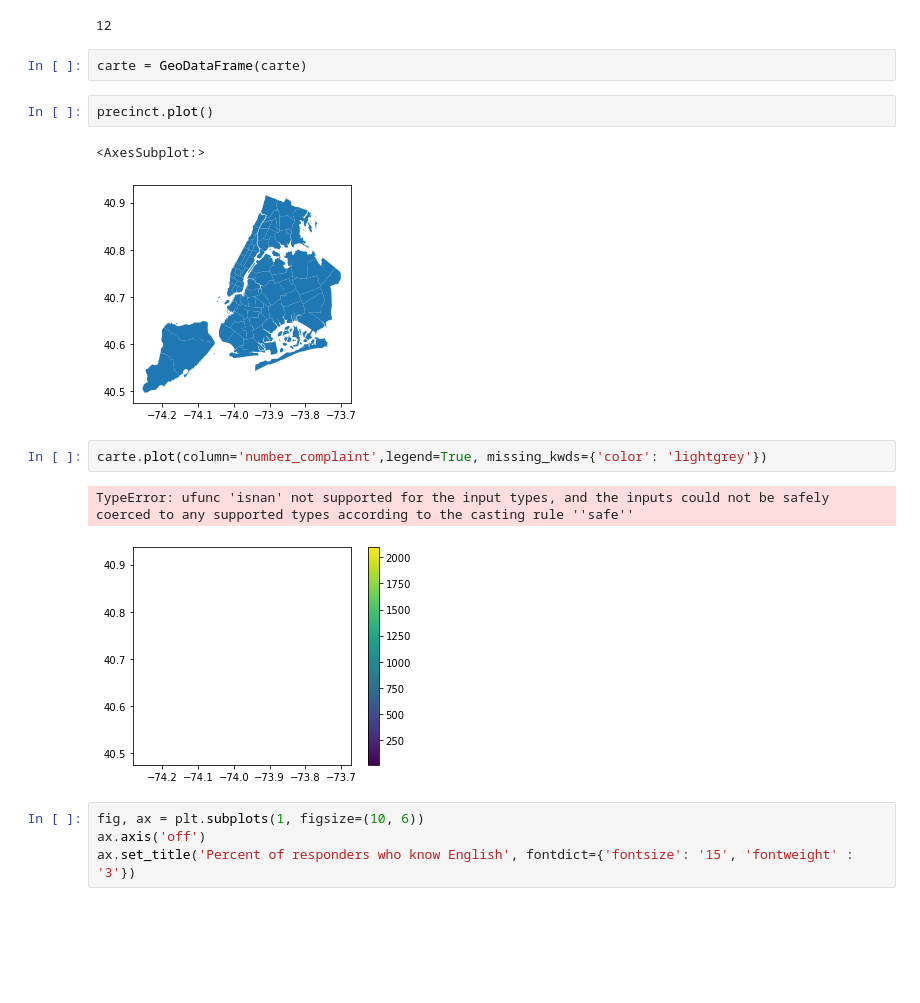
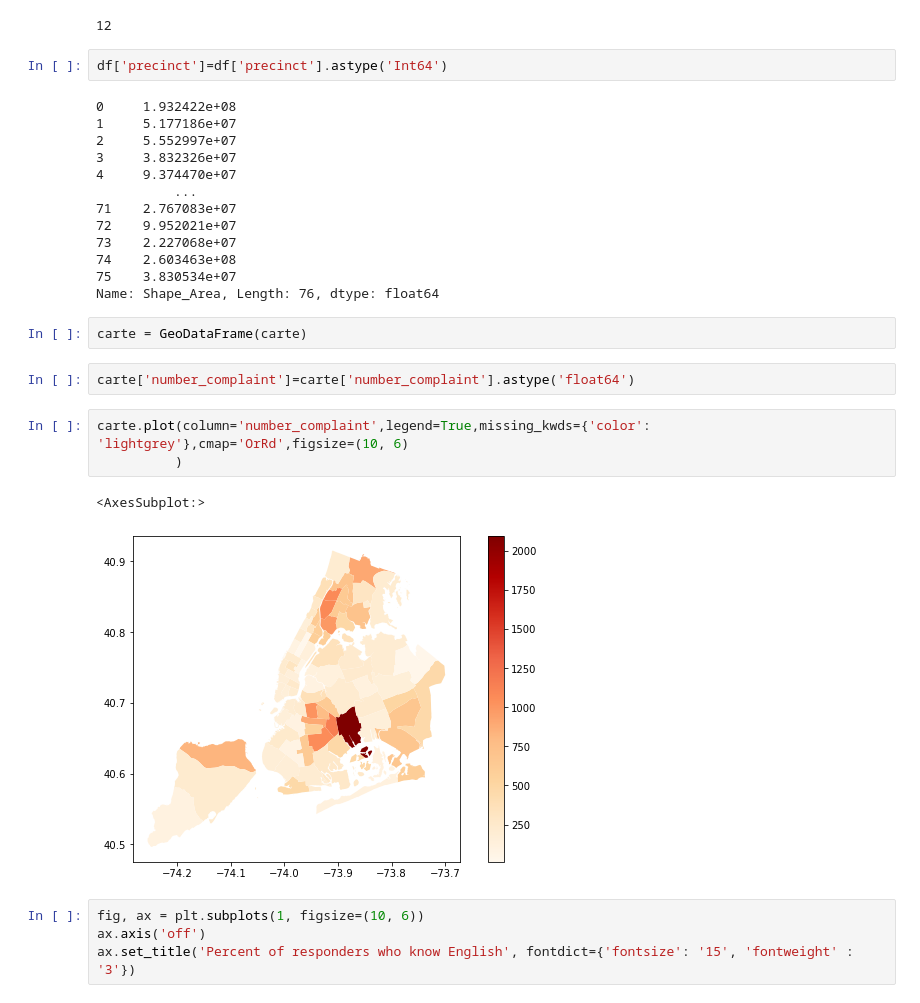
Before and after one commit to ndrettakis/Police-Misconduct-Stat-app, a Jupyter notebook: cartographie des plaintes dans l'Etat de NY .ipynb, the cells around one changed output. Saved outputs shown, nothing was run; the diff lists cells and outputs as text; blank space fills up the shorter version.

```diff
--- a/cartographie des plaintes dans l'Etat de NY .ipynb
+++ b/cartographie des plaintes dans l'Etat de NY .ipynb
@@ -78,18 +95,31 @@ carte
 min(carte['number_complaint'])
 # %% [output]
 12
+# %%
+df['precinct']=df['precinct'].astype('Int64')
+# %% [output]
+0     1.932422e+08
+1     5.177186e+07
+2     5.552997e+07
+3     3.832326e+07
+4     9.374470e+07
+          ...
+71    2.767083e+07
+72    9.952021e+07
+73    2.227068e+07
+74    2.603463e+08
+75    3.830534e+07
+Name: Shape_Area, Length: 76, dtype: float64
 # %%
 carte = GeoDataFrame(carte)
-# %%
-precinct.plot()
-# %% [output]
-<AxesSubplot:>
-[figure, removed]
+# %%
+carte['number_complaint']=carte['number_complaint'].astype('float64')
 # %%
-carte.plot(column='number_complaint',legend=True, missing_kwds={'color': 'lightgrey'})
+carte.plot(column='number_complaint',legend=True,missing_kwds={'color': 'lightgrey'},cmap='OrRd',figsize=(10, 6)
+          )
 # %% [output]
-TypeError: ufunc 'isnan' not supported for the input types, and the inputs could not be safely coerced to any supported types according to the casting rule ''safe''
+<AxesSubplot:>
-[figure, old version]
+[figure, new version]
 # %%
 fig, ax = plt.subplots(1, figsize=(10, 6))
 ax.axis('off')
```
Also changed, not shown: parts of 2 cells of this notebook.
